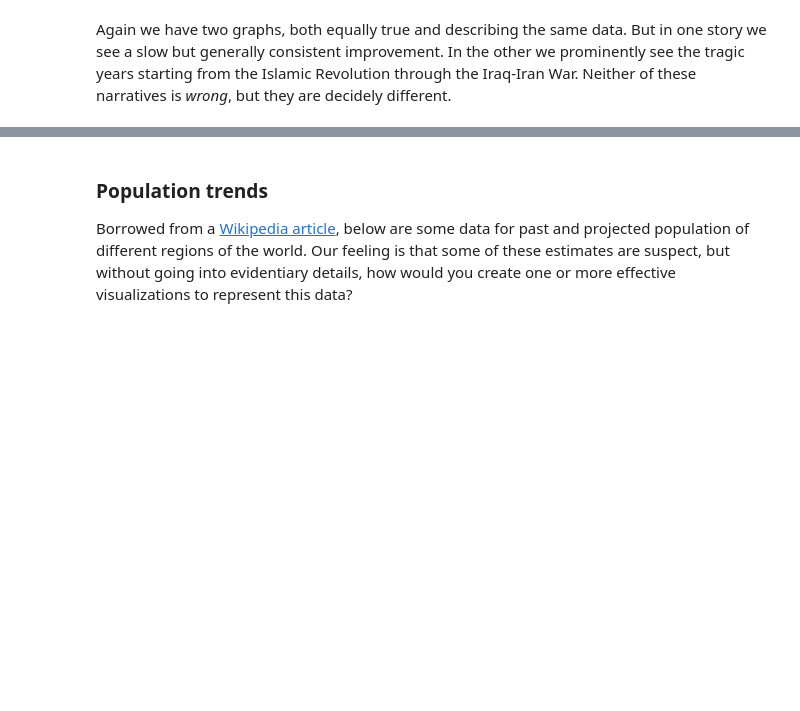
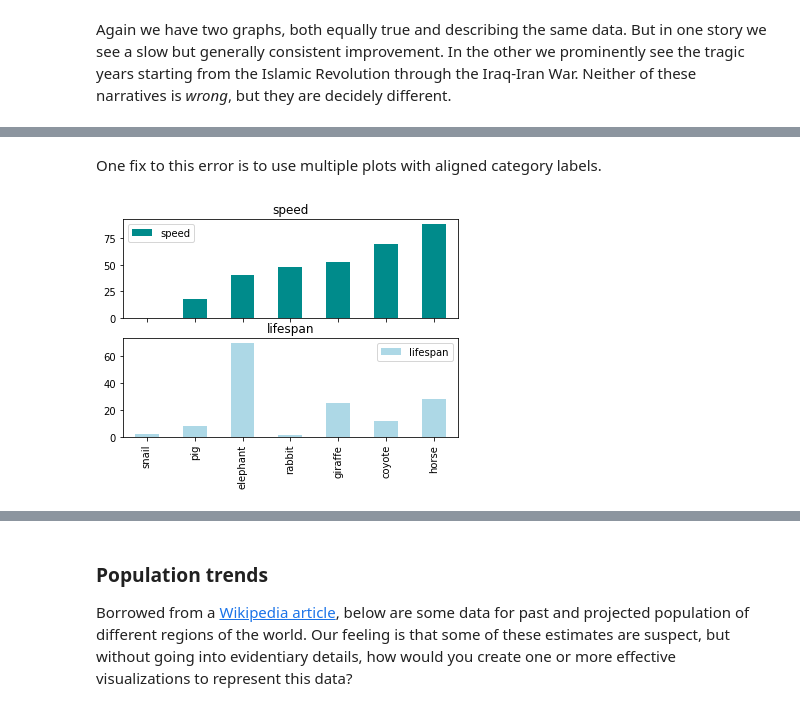
Before and after one commit to ssgantayat/ds-bootcamp-2021-03, a Jupyter notebook: Ethics_of_Visualization.ipynb, the cells around one changed output, grey strips where cells are left out. Drawn from its saved outputs; the diff is of its cells as text; code cells hidden in the pictures; blank space fills up the shorter version.

```diff
--- a/Ethics_of_Visualization.ipynb
+++ b/Ethics_of_Visualization.ipynb
@@ -234,3 +273,9 @@ fig.tight_layout()
+# %% [markdown]
+One fix to this error is to use multiple plots with aligned category labels.
+# %%
+animals.plot.bar(subplots=True, color=['darkcyan', 'lightblue']);
+# %% [output]
+[figure, added]
 # %% [markdown]
 # Exercises
 
```
Also changed, not shown: parts of 11 cells of this notebook, 9 other files.
